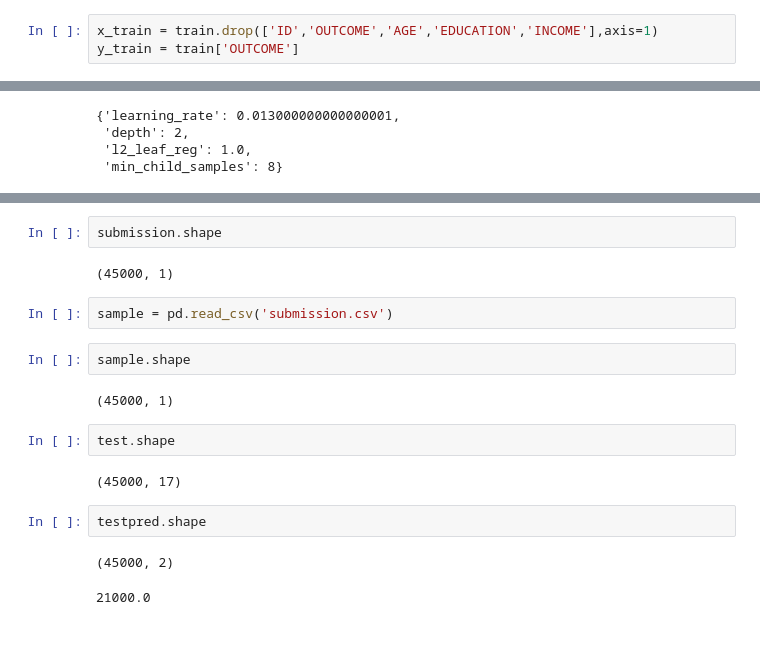
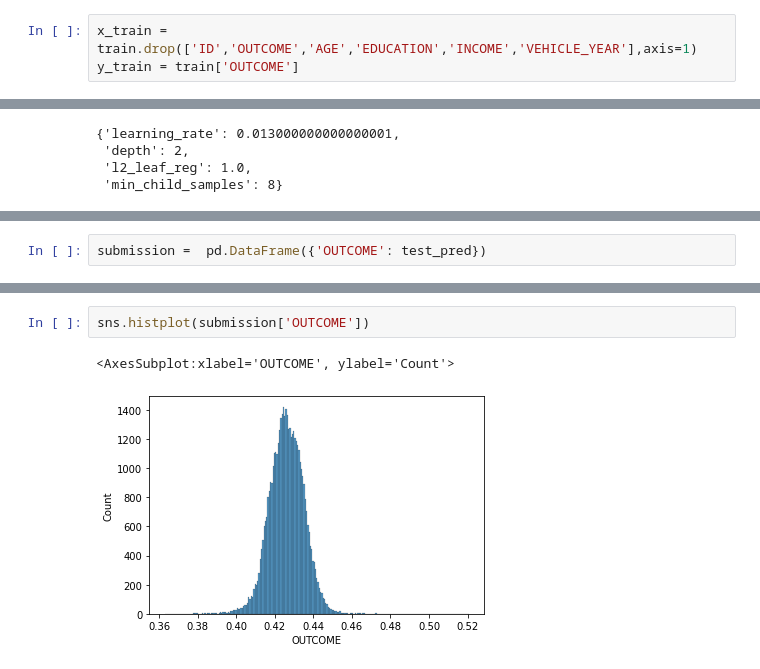
Before and after one commit to vjagannath786/AnalyticsOlympiad2022, a Jupyter notebook: Solution.ipynb, the cells around one changed output, grey strips where cells are left out. Drawn from its saved outputs; the diff is of its cells as text; blank space fills up the shorter version.

```diff
--- a/Solution.ipynb
+++ b/Solution.ipynb
@@ -263,7 +187,7 @@ Index(['GENDER', 'DRIVING_EXPERIENCE', 'CREDIT_SCORE', 'VEHICLE_OWNERSHIP',
        'SPEEDING_VIOLATIONS', 'DUIS', 'PAST_ACCIDENTS', 'TYPE_OF_VEHICLE'],
       dtype='object')
 # %%
-x_train = train.drop(['ID','OUTCOME','AGE','EDUCATION','INCOME'],axis=1)
+x_train = train.drop(['ID','OUTCOME','AGE','EDUCATION','INCOME','VEHICLE_YEAR'],axis=1)
 y_train = train['OUTCOME']
 # %%
 X_train,X_val,Y_train,Y_val = train_test_split(x_train,y_train,random_state=42)
@@ -909 +407,3 @@ submission['OUTCOME'] = submission['pred'] * 0.5 + submission['pred1'] * 0.5
+# %%
+submission =  pd.DataFrame({'OUTCOME': test_pred})
 # %%
@@ -911,21 +411,5 @@ submission['OUTCOME'].to_csv('submission_v18.csv', index=False)
-# %%
-submission.shape
-# %% [output]
-(45000, 1)
-# %%
-sample = pd.read_csv('submission.csv')
-# %%
-sample.shape
-# %% [output]
-(45000, 1)
-# %%
-test.shape
-# %% [output]
-(45000, 17)
-# %%
-testpred.shape
-# %% [output]
-(45000, 2)
 # %%
+sns.histplot(submission['OUTCOME'])
 # %% [output]
-21000.0
+<AxesSubplot:xlabel='OUTCOME', ylabel='Count'>
+[figure, added]
```
Also changed, not shown: parts of 32 cells of this notebook.
